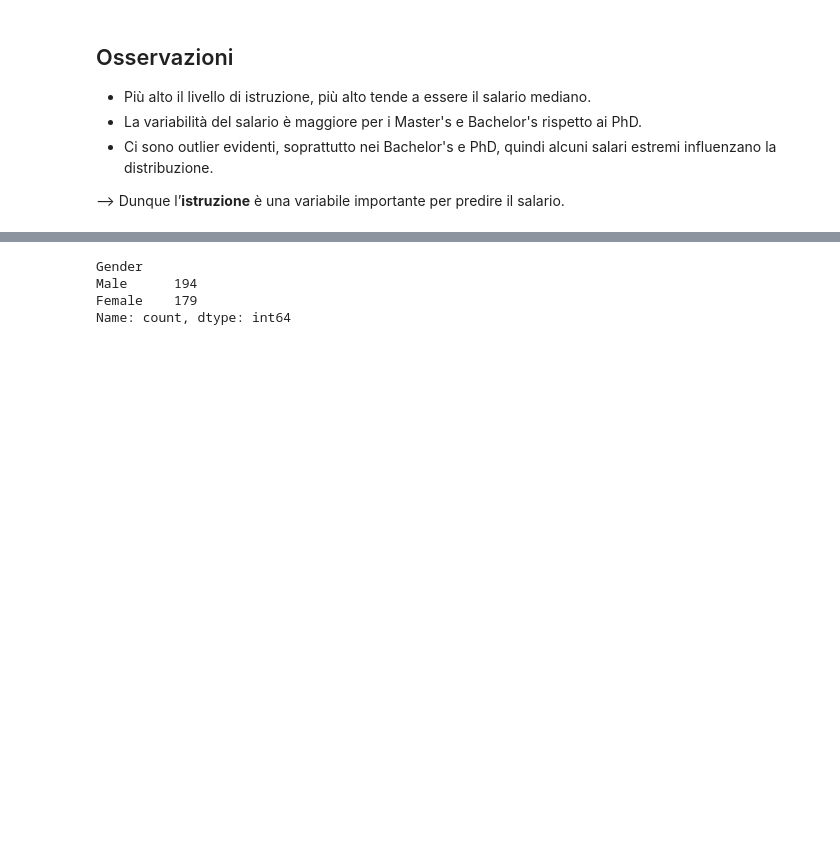
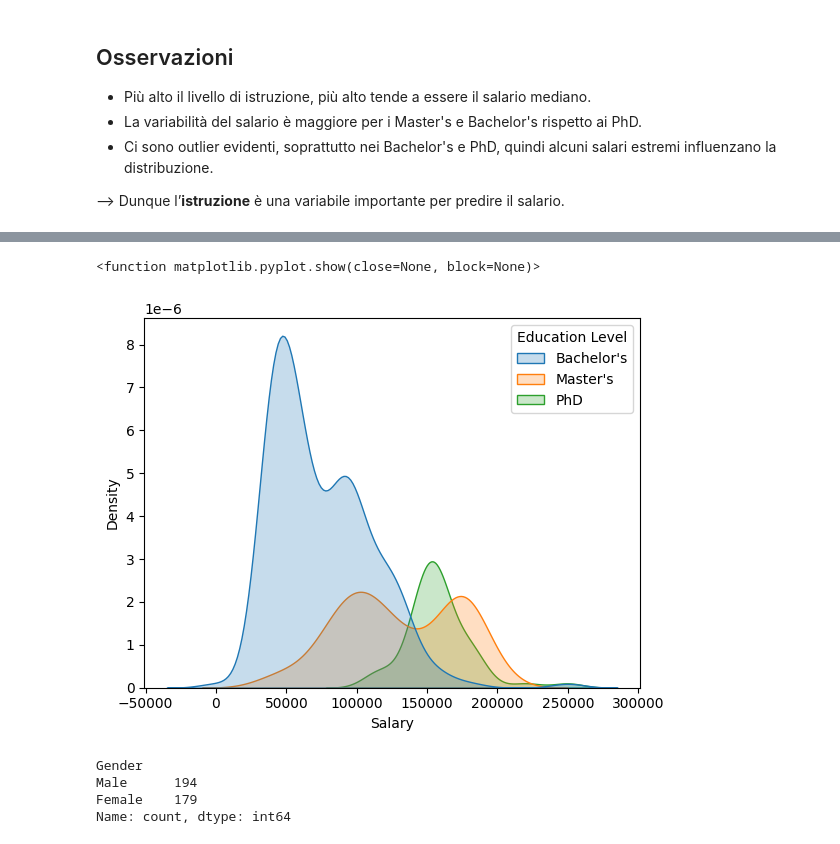
Before and after one commit to umbertogallo01/salary-prediction-analysis, a Jupyter notebook: notebooks/main.ipynb, the cells around one changed output, grey strips where cells are left out. Cells and saved outputs as stored; diff of their text form; code cells hidden in the pictures; blank space fills up the shorter version.

Commit message:
Completata la Exploratory Data Analysis

```diff
--- a/notebooks/main.ipynb
+++ b/notebooks/main.ipynb
@@ -159,3 +176,9 @@ print(outliers)
+# %%
+sns.kdeplot(data=df, x="Salary", hue="Education Level", fill=True)
+plt.show
+# %% [output]
+<function matplotlib.pyplot.show(close=None, block=None)>
+[figure, added]
 # %%
 # Controllo frequenze
 print(df['Gender'].value_counts())
```
Also changed, not shown: parts of 11 cells of this notebook.
